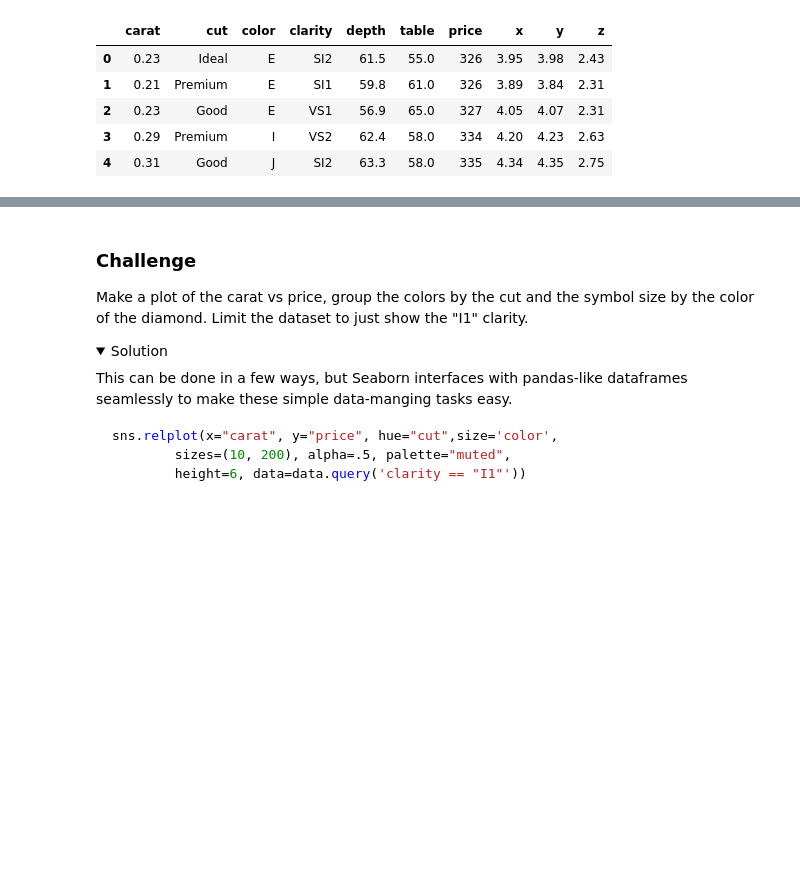
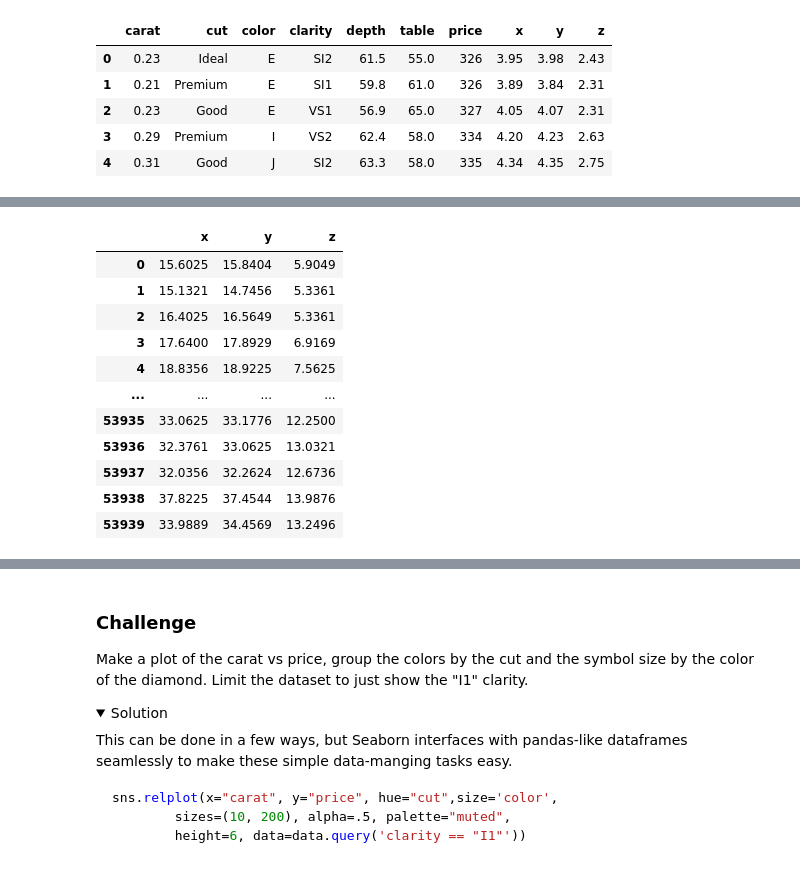
Before and after one commit to Sydney-Informatics-Hub/ParallelPython, a Jupyter notebook: notebooks/01a-pandas_fundamentals.ipynb, the cells around one changed output, grey strips where cells are left out. Cells and saved outputs as stored; diff of their text form; code cells hidden in the pictures; folded sections open; blank space fills up the shorter version.

```diff
--- a/notebooks/01a-pandas_fundamentals.ipynb
+++ b/notebooks/01a-pandas_fundamentals.ipynb
@@ -64,7 +64,7 @@ Common methods are:
 # %%
 # A whole bunch of stuff - recap on pandas
 
-# DataFrame attributes can be accessed
+# Inspect dataframe attributes --------------------------------
 
 df.index # name of index, in this case a range
 df.columns # variables carat to z
@@ -73,19 +73,19 @@ df.dtypes # data types of variables
 df.shape # rows to column structure
 df.ndim # number of dimensions
 
-# functions are attached to pd.Series can be engaged
-df.cut    # referenced column on its own
-df.cut.value_counts()
-df.cut.unique()
-df.carat.mean()
 
-# filter variables
+# filter or create columns ------------------------------------------------
 df.filter(['cut']) # returns pandas.DataFrame
 df['cut'] # as opposed to this which returns pandas.Series or df.cut
 df.filter(["carat","cut"]) # filter more than one variables
-df.filter(regex=  "^c") # with regex - a whole other topic...
+df.filter(regex=  "^c") # with regular expressions
+df.filter([0,2,5], axis=0).head() # filter rows keeping in mind the index
 
-# query observations
+df.assign(size = 1) #fills same value
+df = df.assign(size = np.sqrt(df.x ** 2 + df.y ** 2 + df.z ** 2)) #element wise vector addition
+
+
+# subset observations with query ----------------------------------------------------------------
 # The quotes in query need to be single-outside, double-inside
 df.query('color == "E"') # filter observations by criteria
 df.query('cut == "Ideal" or cut == "Premium"') # filter observations with logical expression
@@ -94,81 +94,32 @@ df.query("cut.str.match('^G')") # query doesn't have regex parameter but can be
 df.query("clarity.str.contains('^\w+1')")
 df.query('price > 500') # querying numeric
 
-# other ways to filter variables or observations by string exist
-subset = [col for col in df.columns.str.contains('c')] # list comprehension returning list of booleans
-df.filter(df.columns[subset]) # which are tweaked to filter command
-df[df.cut.str.startswith('Good')] # subsetting observations
 
-# most DataFrame functions return a DataFrame so one can combine different DataFrame operations
+# chaining manipulations
 df.query('price < 500').head()
 
-# chaining manipulations into larger readable structure
 (df
  .filter(['carat', 'color'])
  .query('color == "E"')
  .head(3))
 
-# or using functions applied after a chain
-(df
-    .query('price < 4000')
-    .price.std())
-
-# While we've only so far looked at functions attached to pd.Dataframe,
-# one can use external functions provided what it expects is catered for.
-
-np.linalg.norm(df.filter(['x','y','z']).values) # norm expects an array
-
-
-# arrange data by values
-df.sort_values(by = ['carat','price'],ascending = False)
+# Each column in the pd.Dataframe is pd.Series with methods available
+df.cut    # referenced column on its own
+df.cut.value_counts()
+df.cut.unique()
+df.carat.mean()
 
 # groupby: splits DataFrame into multiple compartments and returns a group-by object
 # which aggregations can be applied on each group
 df.groupby('cut').price.agg('std')
 df.groupby('cut').mean(numeric_only=True)
 
-# Using assign to create / mutate a variable
-
-df.assign(size = 1) #fills same value
-df = df.assign(size = np.sqrt(df.x ** 2 + df.y ** 2 + df.z ** 2)) #element wise vector addition
-
-# apply : apply a function to a DataFrame over columns (axis = 1) or rows (axis = 0)
+# apply functions : apply a function to a DataFrame over columns (axis = 1) or rows (axis = 0)
 df.assign(norm = df.filter(['x','y','z']).apply(np.linalg.norm,axis = 1)) # element / rowwise norm equivalent
 
-df.assign(demeaned = lambda df : df.price - df.price.mean())
-
-#if aggregation is based on grouping
-df_cut = df.groupby('cut')
-df.assign(demeaned = df.price - df_cut.price.transform('mean')) #transform
-
-# map : Map values of Series according to an input mapping or function.
-# very similar to apply but acts on pd.Series rather than pd.DataFrame
-
+# map : very similar to apply but acts on pd.Series rather than pd.DataFrame
 df.price.map(lambda r : r + 1) #returns a pd.Series
 
 # applymap: Apply a function to a DataDrame element-wise
 df.filter(['x','y','z']).applymap(lambda x : x **2)
-
-# Reshaping data with melt
-# Melt converts data to long format.
-# pivot is the column equivalent to expand data wider
-''' some melt arguments are :
-id_vars ; Column(s) to use as identifier variables
-value_vars ; Column(s) to unpivot. If not specified, uses all columns that are not set as id_vars.
-var_name ; Name to use for the ‘variable’ column
-value_name ; Name to use for the ‘value’ column
-'''
-
-df_longer = (df.filter(['cut','carat','clarity','x','y','z','price'])
-    .melt(id_vars=['cut','price','clarity','carat'],
-    value_vars = ['x','y','z'],
-    value_name = "dim"
-     )
-)
-
-# Longer format usually good for plotting.
-
-sns.relplot(x="dim", y="carat", hue="cut", size="price",
-            sizes=(10, 200), alpha=.5, palette="muted",
-            height=6, data=df_longer.query('dim < 12'));
 # %% [output]
@@ -175,0 +126,12 @@ sns.relplot(x="dim", y="carat", hue="cut", size="price",
+|  | x | y | z |
+| 0 | 15.6025 | 15.8404 | 5.9049 |
+| 1 | 15.1321 | 14.7456 | 5.3361 |
+| 2 | 16.4025 | 16.5649 | 5.3361 |
+| 3 | 17.6400 | 17.8929 | 6.9169 |
+| 4 | 18.8356 | 18.9225 | 7.5625 |
+| ... | ... | ... | ... |
+| 53935 | 33.0625 | 33.1776 | 12.2500 |
+| 53936 | 32.3761 | 33.0625 | 13.0321 |
+| 53937 | 32.0356 | 32.2624 | 12.6736 |
+| 53938 | 37.8225 | 37.4544 | 13.9876 |
+| 53939 | 33.9889 | 34.4569 | 13.2496 |
```
Also changed, not shown: parts of 6 cells of this notebook, 6 other files.
